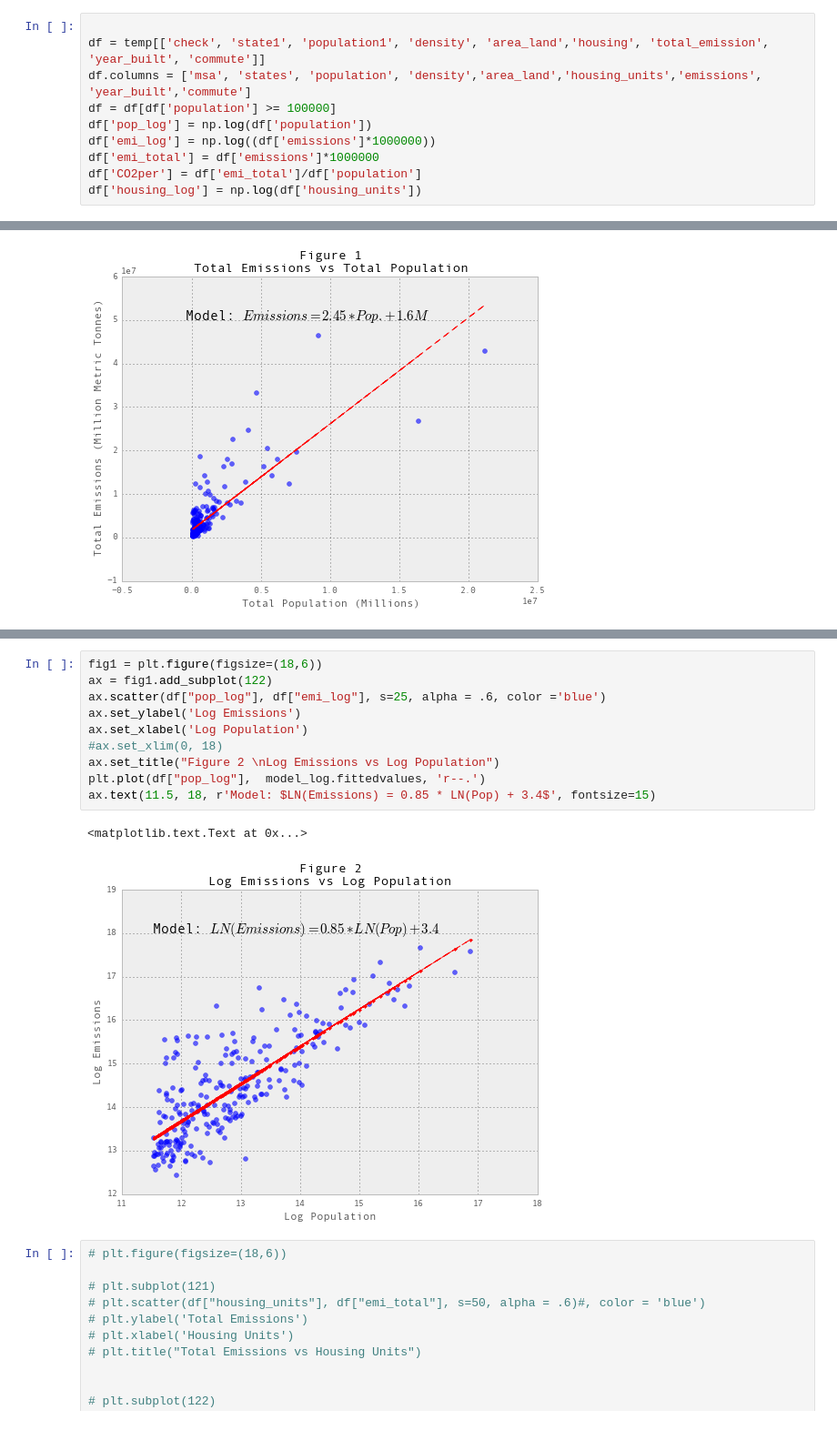
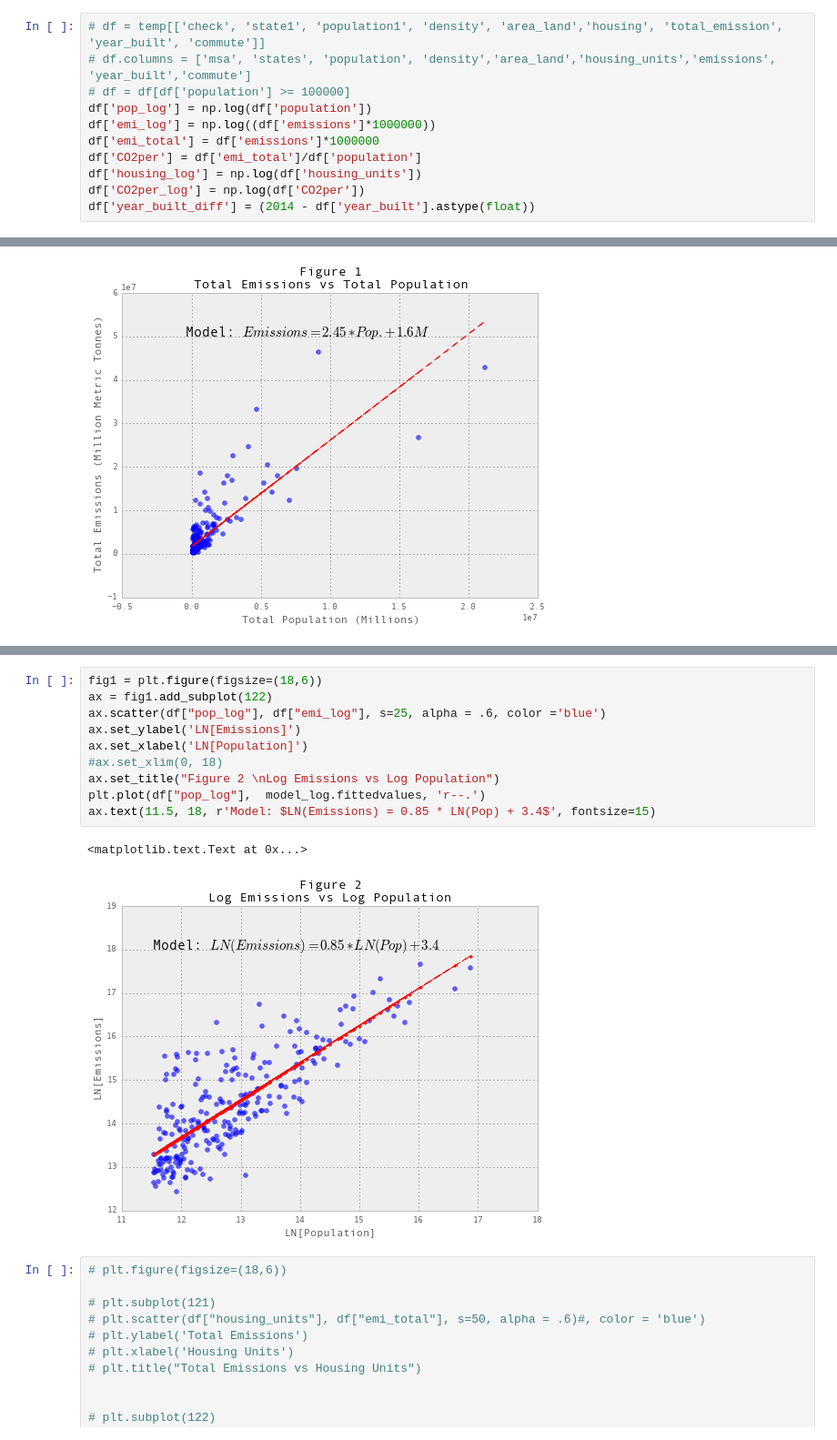
Before and after one commit to krl22785/foundations, a Jupyter notebook: msaEmissions.ipynb, the cells around one changed output, grey strips where cells are left out. Shown at 91% size. Cells and saved outputs as stored; diff of their text form.

```diff
--- a/msaEmissions.ipynb
+++ b/msaEmissions.ipynb
@@ -14,13 +32,14 @@ temp = pd.read_csv('emissions.csv', sep='/')
 # %%
-
-df = temp[['check', 'state1', 'population1', 'density', 'area_land','housing', 'total_emission', 'year_built', 'commute']]
-df.columns = ['msa', 'states', 'population', 'density','area_land','housing_units','emissions', 'year_built','commute']
-df = df[df['population'] >= 100000]
+# df = temp[['check', 'state1', 'population1', 'density', 'area_land','housing', 'total_emission', 'year_built', 'commute']]
+# df.columns = ['msa', 'states', 'population', 'density','area_land','housing_units','emissions', 'year_built','commute']
+# df = df[df['population'] >= 100000]
 df['pop_log'] = np.log(df['population'])
 df['emi_log'] = np.log((df['emissions']*1000000))
 df['emi_total'] = df['emissions']*1000000
 df['CO2per'] = df['emi_total']/df['population']
 df['housing_log'] = np.log(df['housing_units'])
+df['CO2per_log'] = np.log(df['CO2per'])
+df['year_built_diff'] = (2014 - df['year_built'].astype(float))
 # %%
 model_total = smf.ols('emi_total ~ population', data = df).fit()
 print model_total.summary()
@@ -87,16 +90,16 @@ Kurtosis:                       3.617   Cond. No.                         154.
 # %%
 fig1 = plt.figure(figsize=(18,6))
 ax = fig1.add_subplot(122)
 ax.scatter(df["pop_log"], df["emi_log"], s=25, alpha = .6, color ='blue')
-ax.set_ylabel('Log Emissions')
-ax.set_xlabel('Log Population')
+ax.set_ylabel('LN[Emissions]')
+ax.set_xlabel('LN[Population]')
 #ax.set_xlim(0, 18)
 ax.set_title("Figure 2 \nLog Emissions vs Log Population")
 plt.plot(df["pop_log"],  model_log.fittedvalues, 'r--.')
 ax.text(11.5, 18, r'Model: $LN(Emissions) = 0.85 * LN(Pop) + 3.4$', fontsize=15)
 # %% [output]
 <matplotlib.text.Text at 0x...>
-[figure, old version]
+[figure, new version]
 # %%
 # plt.figure(figsize=(18,6))
 
```
Also changed, not shown: parts of 20 cells of this notebook.
